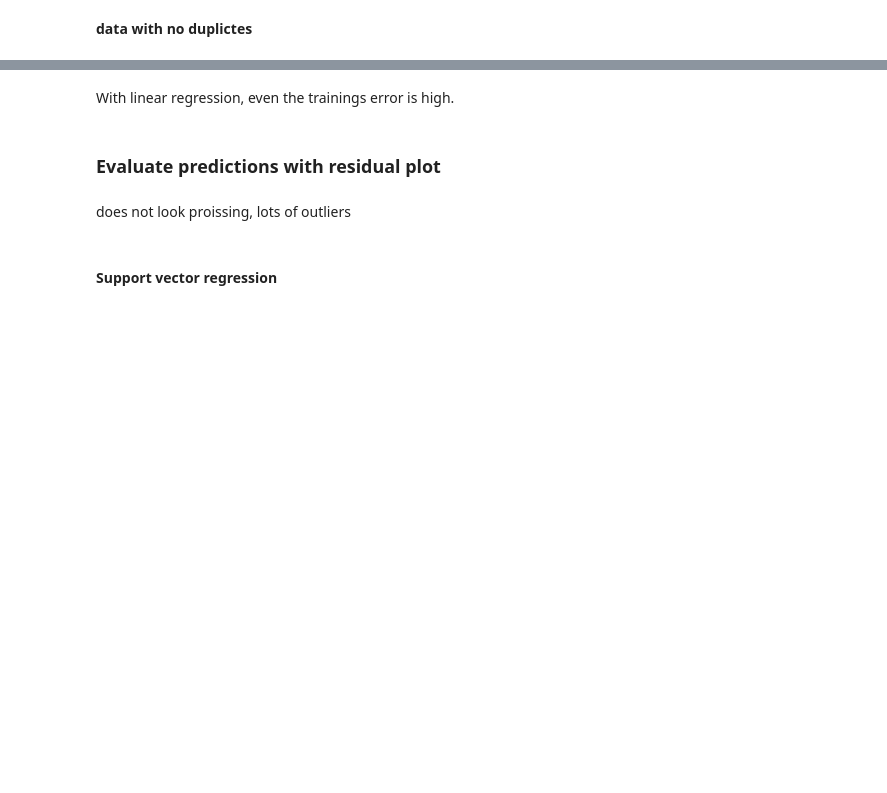
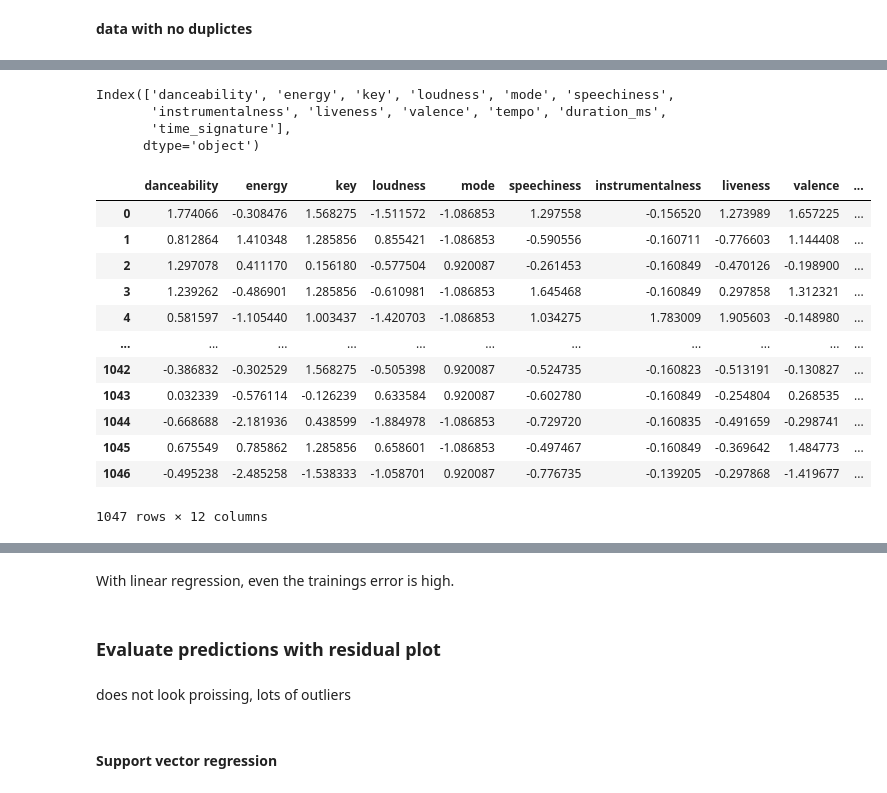
Before and after one commit to Fkrgl/Data_Literacy_project, a Jupyter notebook: code/src/data_analysis.ipynb, the cells around one changed output, grey strips where cells are left out. Cells and saved outputs as stored; diff of their text form; code cells hidden in the pictures; blank space fills up the shorter version.

```diff
--- a/code/src/data_analysis.ipynb
+++ b/code/src/data_analysis.ipynb
@@ -121,0 +118,27 @@ test error: 10.25325615705076
+# %%
+data_no_duplicates.drop_duplicates(subset=['track_id'], keep=False, inplace=True)
+metadata = ['artist', 'album', 'track_name', 'track_id', 'country', 'continent', 'popularity'] # features that are actually not required
+feature_data = data_no_duplicates.drop(metadata, axis = 1)
+col = feature_data.columns
+print(col)
+scaled_data = StandardScaler().fit_transform(np.asarray(feature_data))
+scaled_data = pd.DataFrame(scaled_data, columns=col)
+scaled_data
+# %% [output]
+Index(['danceability', 'energy', 'key', 'loudness', 'mode', 'speechiness',
+       'instrumentalness', 'liveness', 'valence', 'tempo', 'duration_ms',
+       'time_signature'],
+      dtype='object')
+|  | danceability | energy | key | loudness | mode | speechiness | instrumentalness | liveness | valence | ... |
+| 0 | 1.774066 | -0.308476 | 1.568275 | -1.511572 | -1.086853 | 1.297558 | -0.156520 | 1.273989 | 1.657225 | ... |
+| 1 | 0.812864 | 1.410348 | 1.285856 | 0.855421 | -1.086853 | -0.590556 | -0.160711 | -0.776603 | 1.144408 | ... |
+| 2 | 1.297078 | 0.411170 | 0.156180 | -0.577504 | 0.920087 | -0.261453 | -0.160849 | -0.470126 | -0.198900 | ... |
+| 3 | 1.239262 | -0.486901 | 1.285856 | -0.610981 | -1.086853 | 1.645468 | -0.160849 | 0.297858 | 1.312321 | ... |
+| 4 | 0.581597 | -1.105440 | 1.003437 | -1.420703 | -1.086853 | 1.034275 | 1.783009 | 1.905603 | -0.148980 | ... |
+| ... | ... | ... | ... | ... | ... | ... | ... | ... | ... | ... |
+| 1042 | -0.386832 | -0.302529 | 1.568275 | -0.505398 | 0.920087 | -0.524735 | -0.160823 | -0.513191 | -0.130827 | ... |
+| 1043 | 0.032339 | -0.576114 | -0.126239 | 0.633584 | 0.920087 | -0.602780 | -0.160849 | -0.254804 | 0.268535 | ... |
+| 1044 | -0.668688 | -2.181936 | 0.438599 | -1.884978 | -1.086853 | -0.729720 | -0.160835 | -0.491659 | -0.298741 | ... |
+| 1045 | 0.675549 | 0.785862 | 1.285856 | 0.658601 | -1.086853 | -0.497467 | -0.160849 | -0.369642 | 1.484773 | ... |
+| 1046 | -0.495238 | -2.485258 | -1.538333 | -1.058701 | 0.920087 | -0.776735 | -0.139205 | -0.297868 | -1.419677 | ... |
+1047 rows × 12 columns
```
Also changed, not shown: parts of 33 cells of this notebook.
